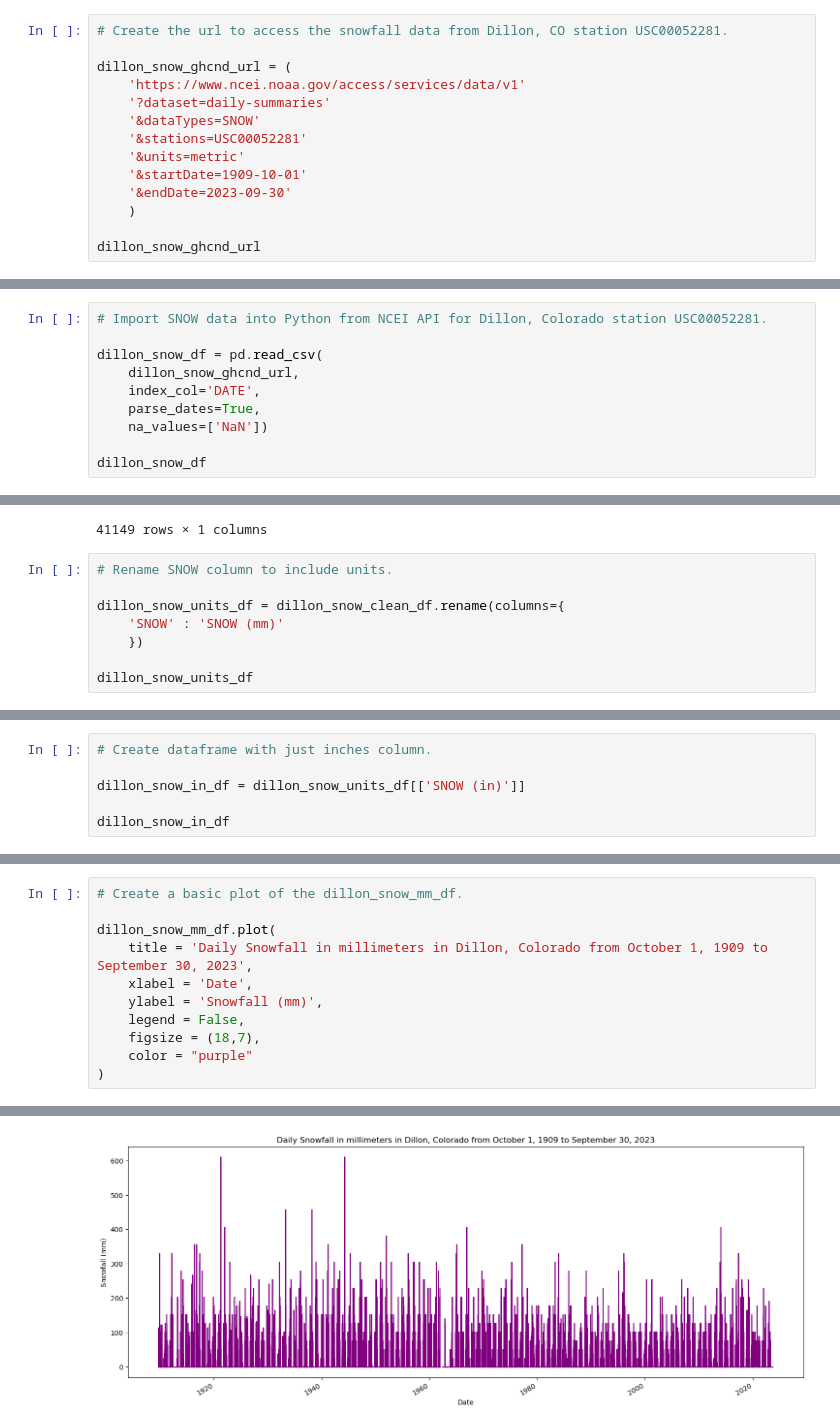
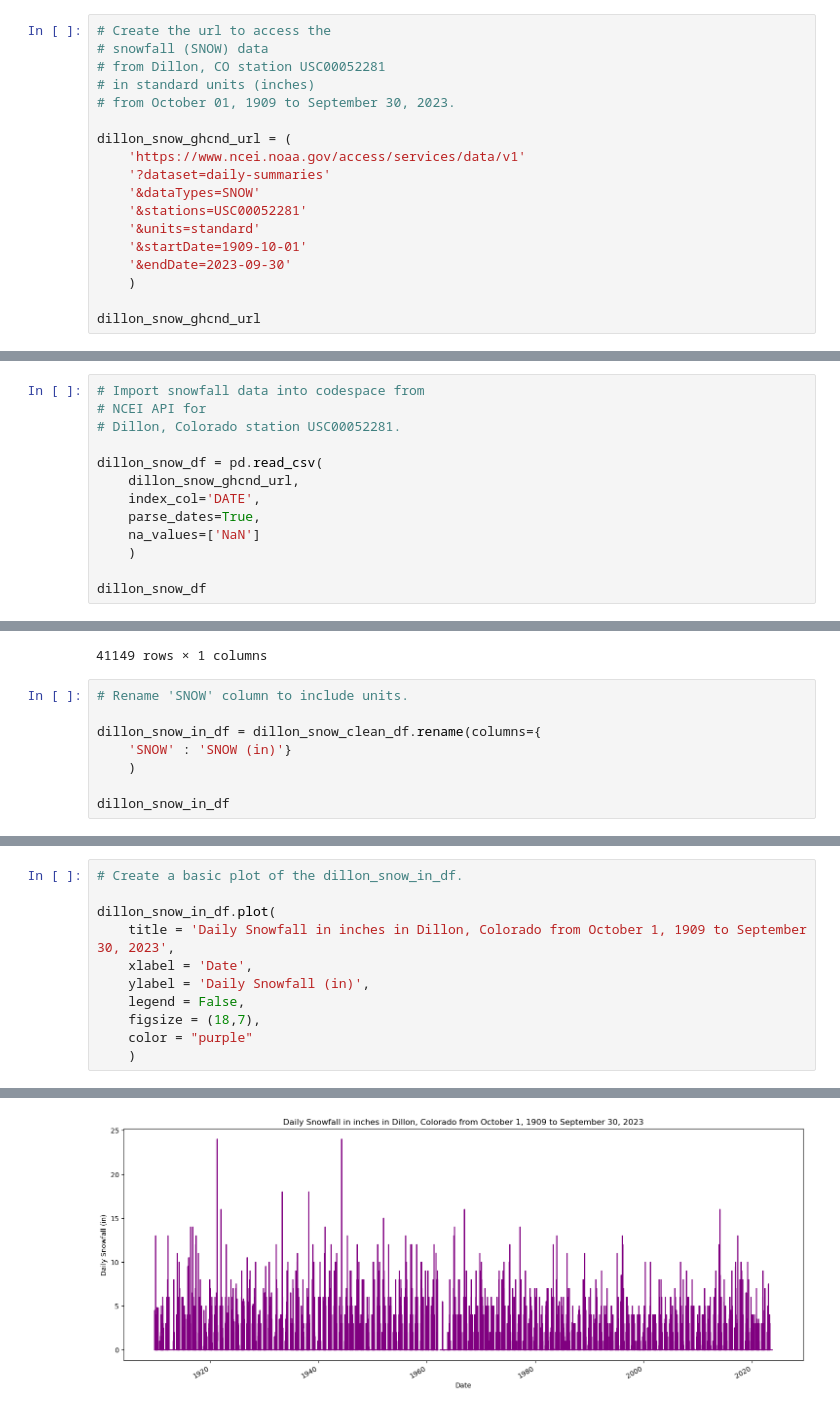
Before and after one commit to earthlab-education/climate-coding-challenge-hanried, a Jupyter notebook: 08_climate_coding_challenge_dillon_colorado_portfolio.ipynb, the cells around one changed output, grey strips where cells are left out. Saved outputs shown, nothing was run; the diff lists cells and outputs as text.

```diff
--- a/08_climate_coding_challenge_dillon_colorado_portfolio.ipynb
+++ b/08_climate_coding_challenge_dillon_colorado_portfolio.ipynb
@@ -34,12 +40,16 @@ from sklearn.linear_model import LinearRegression
 # %%
-# Create the url to access the snowfall data from Dillon, CO station USC00052281.
+# Create the url to access the
+# snowfall (SNOW) data
+# from Dillon, CO station USC00052281
+# in standard units (inches)
+# from October 01, 1909 to September 30, 2023.
 
 dillon_snow_ghcnd_url = (
     'https://www.ncei.noaa.gov/access/services/data/v1'
     '?dataset=daily-summaries'
     '&dataTypes=SNOW'
     '&stations=USC00052281'
-    '&units=metric'
+    '&units=standard'
     '&startDate=1909-10-01'
     '&endDate=2023-09-30'
     )
@@ -50,11 +60,14 @@ dillon_snow_ghcnd_url
 # %%
-# Import SNOW data into Python from NCEI API for Dillon, Colorado station USC00052281.
+# Import snowfall data into codespace from
+# NCEI API for
+# Dillon, Colorado station USC00052281.
 
 dillon_snow_df = pd.read_csv(
     dillon_snow_ghcnd_url,
     index_col='DATE',
     parse_dates=True,
-    na_values=['NaN'])
+    na_values=['NaN']
+    )
 
 dillon_snow_df
 # %% [output]
@@ -94,11 +109,11 @@ dillon_snow_clean_df
 | 2023-09-30 | 0.0 |
 41149 rows × 1 columns
 # %%
-# Rename SNOW column to include units.
+# Rename 'SNOW' column to include units.
 
-dillon_snow_units_df = dillon_snow_clean_df.rename(columns={
-    'SNOW' : 'SNOW (mm)'
-    })
+dillon_snow_in_df = dillon_snow_clean_df.rename(columns={
+    'SNOW' : 'SNOW (in)'}
+    )
 
-dillon_snow_units_df
+dillon_snow_in_df
 # %% [output]
@@ -140,6 +133,0 @@ dillon_snow_units_df
-# %%
-# Create dataframe with just inches column.
-
-dillon_snow_in_df = dillon_snow_units_df[['SNOW (in)']]
-
-dillon_snow_in_df
@@ -182,12 +136,12 @@ dillon_snow_mm_df
 # %%
-# Create a basic plot of the dillon_snow_mm_df.
+# Create a basic plot of the dillon_snow_in_df.
 
-dillon_snow_mm_df.plot(
-    title = 'Daily Snowfall in millimeters in Dillon, Colorado from October 1, 1909 to September 30, 2023',
+dillon_snow_in_df.plot(
+    title = 'Daily Snowfall in inches in Dillon, Colorado from October 1, 1909 to September 30, 2023',
     xlabel = 'Date',
-    ylabel = 'Snowfall (mm)',
+    ylabel = 'Daily Snowfall (in)',
     legend = False,
     figsize = (18,7),
     color = "purple"
-)
+    )
 # %% [output]
@@ -195 +149 @@ dillon_snow_mm_df.plot(
-[figure, old version]
+[figure, new version]
```
Also changed, not shown: parts of 22 cells of this notebook, 3 other files.
